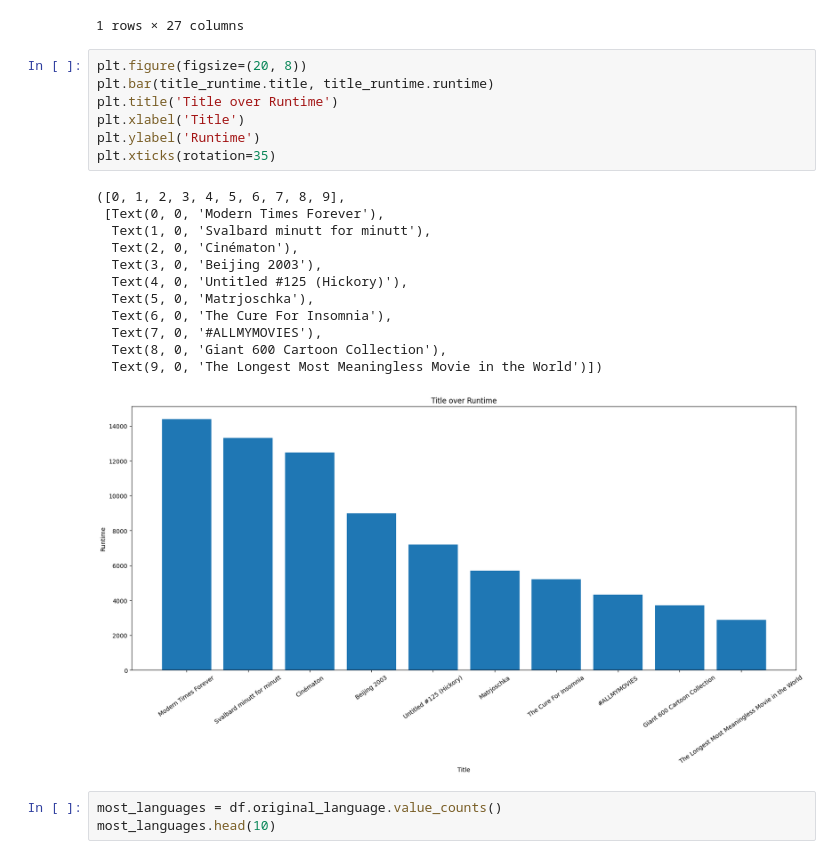
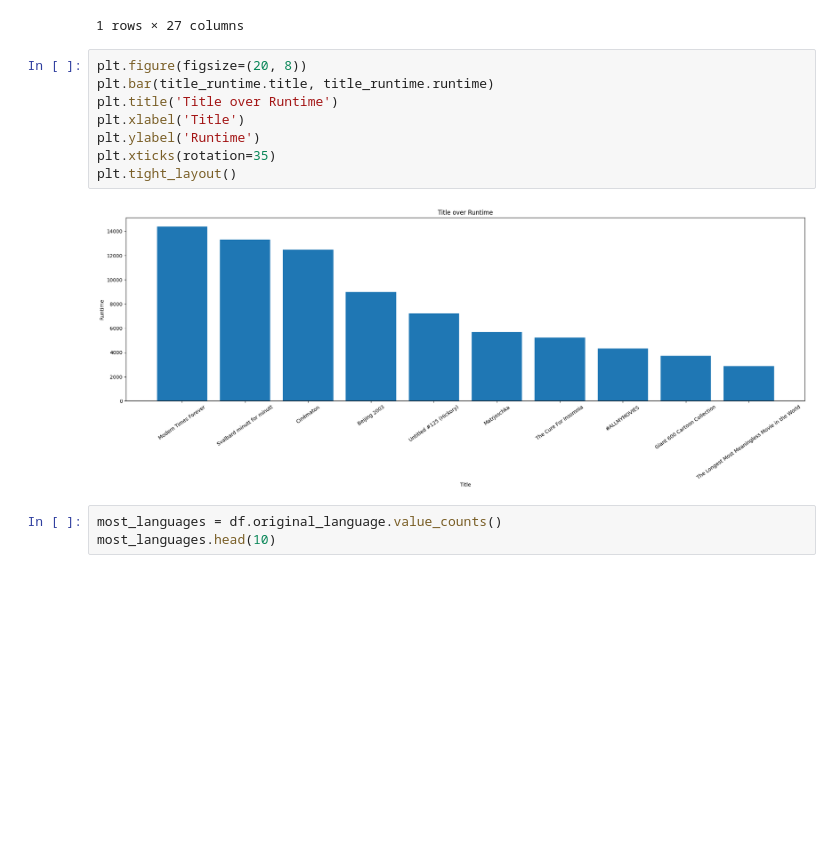
Before and after one commit to Seenuprime/Data-Analytics, a Jupyter notebook: Huge_movies_DataAnalytics.ipynb, the cells around one changed output. Drawn from its saved outputs; the diff is of its cells as text; blank space fills up the shorter version.

```diff
--- a/Huge_movies_DataAnalytics.ipynb
+++ b/Huge_movies_DataAnalytics.ipynb
@@ -163,23 +163,13 @@ df[df.index == 143582]
 # %%
 plt.figure(figsize=(20, 8))
 plt.bar(title_runtime.title, title_runtime.runtime)
 plt.title('Title over Runtime')
 plt.xlabel('Title')
 plt.ylabel('Runtime')
 plt.xticks(rotation=35)
+plt.tight_layout()
 # %% [output]
-([0, 1, 2, 3, 4, 5, 6, 7, 8, 9],
- [Text(0, 0, 'Modern Times Forever'),
-  Text(1, 0, 'Svalbard minutt for minutt'),
-  Text(2, 0, 'Cinématon'),
-  Text(3, 0, 'Beijing 2003'),
-  Text(4, 0, 'Untitled #125 (Hickory)'),
-  Text(5, 0, 'Matrjoschka'),
-  Text(6, 0, 'The Cure For Insomnia'),
-  Text(7, 0, '#ALLMYMOVIES'),
-  Text(8, 0, 'Giant 600 Cartoon Collection'),
-  Text(9, 0, 'The Longest Most Meaningless Movie in the World')])
-[figure, old version]
+[figure, new version]
 # %%
 most_languages = df.original_language.value_counts()
 most_languages.head(10)
```
Also changed, not shown: parts of 13 cells of this notebook.
